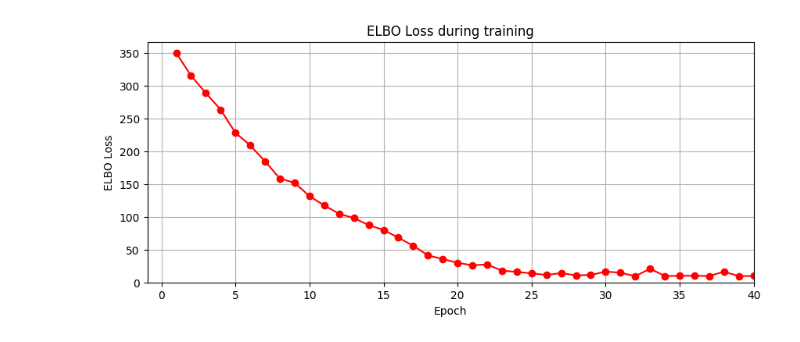
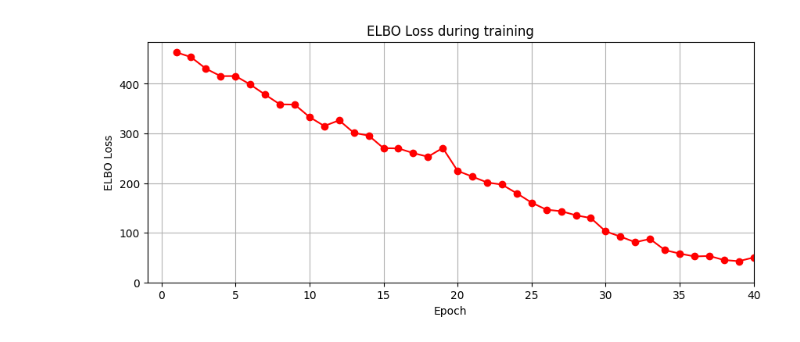
Before and after one commit to connormcmanigal/IoT-IDS-VAE-Classification, a Jupyter notebook: some_looking_around.ipynb, the cells around one changed output. Drawn from its saved outputs; the diff is of its cells as text; code cells hidden in the pictures.

```diff
--- a/some_looking_around.ipynb
+++ b/some_looking_around.ipynb
@@ -118,28 +119,28 @@ cat_feature_idx=[i for i in range(43,56)]
 train_dataset = torch.utils.data.TensorDataset(X_train)
 train_loader = torch.utils.data.DataLoader(train_dataset, batch_size = batch_size, shuffle = True)
 # %%
-vae3=VAE3(latent_dim=40, in_out_dim=X_train.shape[1], hidden_dim=400)
+vae3=VAE3(z_dim=40, input_dim=X_train.shape[1], h_dim1=400, h_dim2=300)
 optimizer=optim.Adam(vae3.parameters(), lr=1e-6)
 beta_losses=[]
 epochs=40
 
 for epoch in range(epochs):
     vae3.train()
     for data in train_loader:
         data=data[0]
         optimizer.zero_grad()
         recon, mu, sigma=vae3(data)
-        loss=vae3.combo_elbo(recon, data, mu, sigma, cat_feature_indicies=cat_feature_idx)
+        loss, _ =vae3.combo_elbo(recon, data, mu, sigma, cat_feature_indicies=cat_feature_idx)
         loss.backward()
         optimizer.step()
     beta_losses.append(loss.item())
 
     clear_output(wait=True)
     plt.figure(figsize=(10,4))
     plot_loss(beta_losses)
     plt.xlim(right=40)
     plt.show()
 
     print(f'Epoch [{epoch + 1}/{40}], ELBO Loss: {loss.item():.4f}')
 # %% [output]
-[figure, old version]
+[figure, new version]
```
Also changed, not shown: parts of 2 cells of this notebook, 4 other files.
